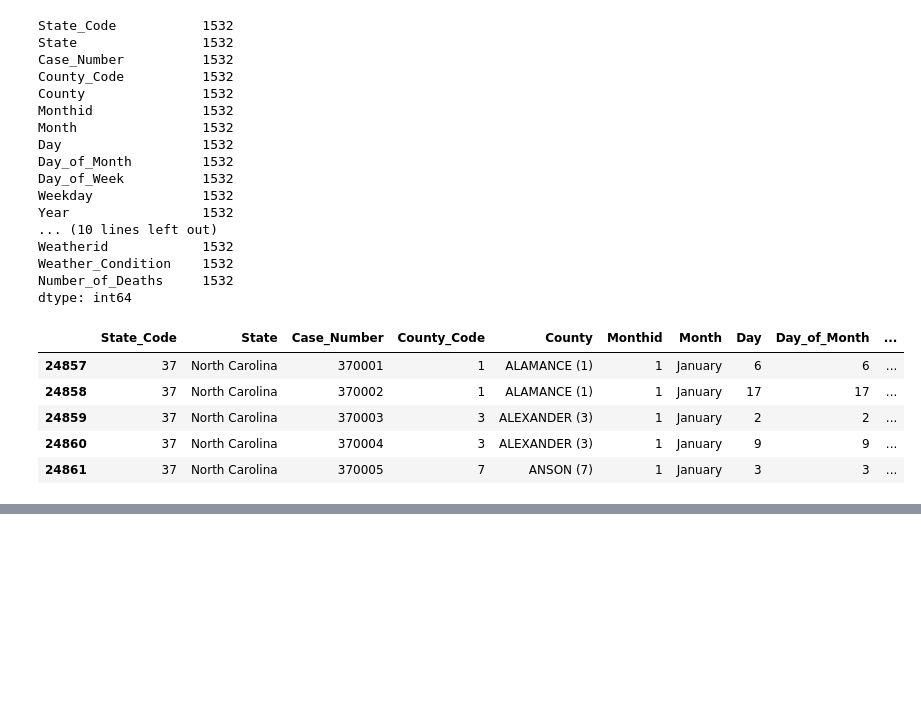
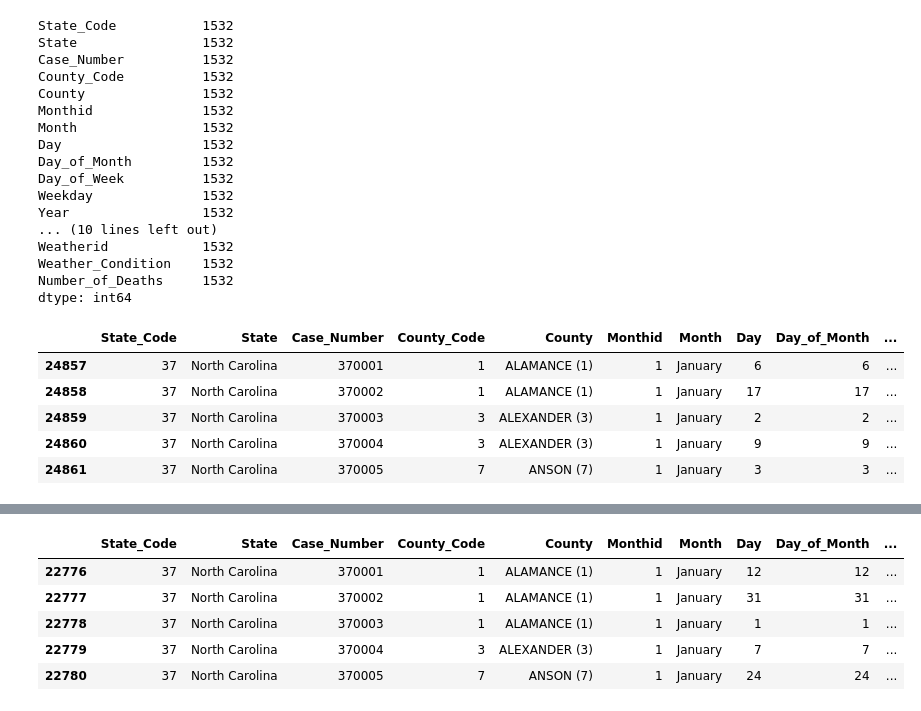
Before and after one commit to AVo7912/fatal_accidents_nc, a Jupyter notebook: NorthCarolina_Accidents.ipynb, the cells around one changed output, grey strips where cells are left out. Cells and saved outputs as stored; diff of their text form; code cells hidden in the pictures; blank space fills up the shorter version.

```diff
--- a/NorthCarolina_Accidents.ipynb
+++ b/NorthCarolina_Accidents.ipynb
@@ -129,0 +171,4 @@ trimed_df.head()
+# %%
+indexhourrange = ncstate_df[ncstate_df['Hour_Range'] == "Unknown Hours"].index
+ncstate_df.drop(indexhourrange, inplace=True)
+ncstate_df.count()
@@ -129,0 +193,10 @@ trimed_df.head()
+# %%
+ncstate_df[['Start_Hour', 'End_Hour']] = ncstate_df['Hour_Range'].str.split('-', expand=True)
+ncstate_df.head(5)
+# %% [output]
+|  | State_Code | State | Case_Number | County_Code | County | Monthid | Month | Day | Day_of_Month | ... |
+| 22776 | 37 | North Carolina | 370001 | 1 | ALAMANCE (1) | 1 | January | 12 | 12 | ... |
+| 22777 | 37 | North Carolina | 370002 | 1 | ALAMANCE (1) | 1 | January | 31 | 31 | ... |
+| 22778 | 37 | North Carolina | 370003 | 1 | ALAMANCE (1) | 1 | January | 1 | 1 | ... |
+| 22779 | 37 | North Carolina | 370004 | 3 | ALEXANDER (3) | 1 | January | 7 | 7 | ... |
+| 22780 | 37 | North Carolina | 370005 | 7 | ANSON (7) | 1 | January | 24 | 24 | ... |
```
Also changed, not shown: parts of 15 cells of this notebook.
